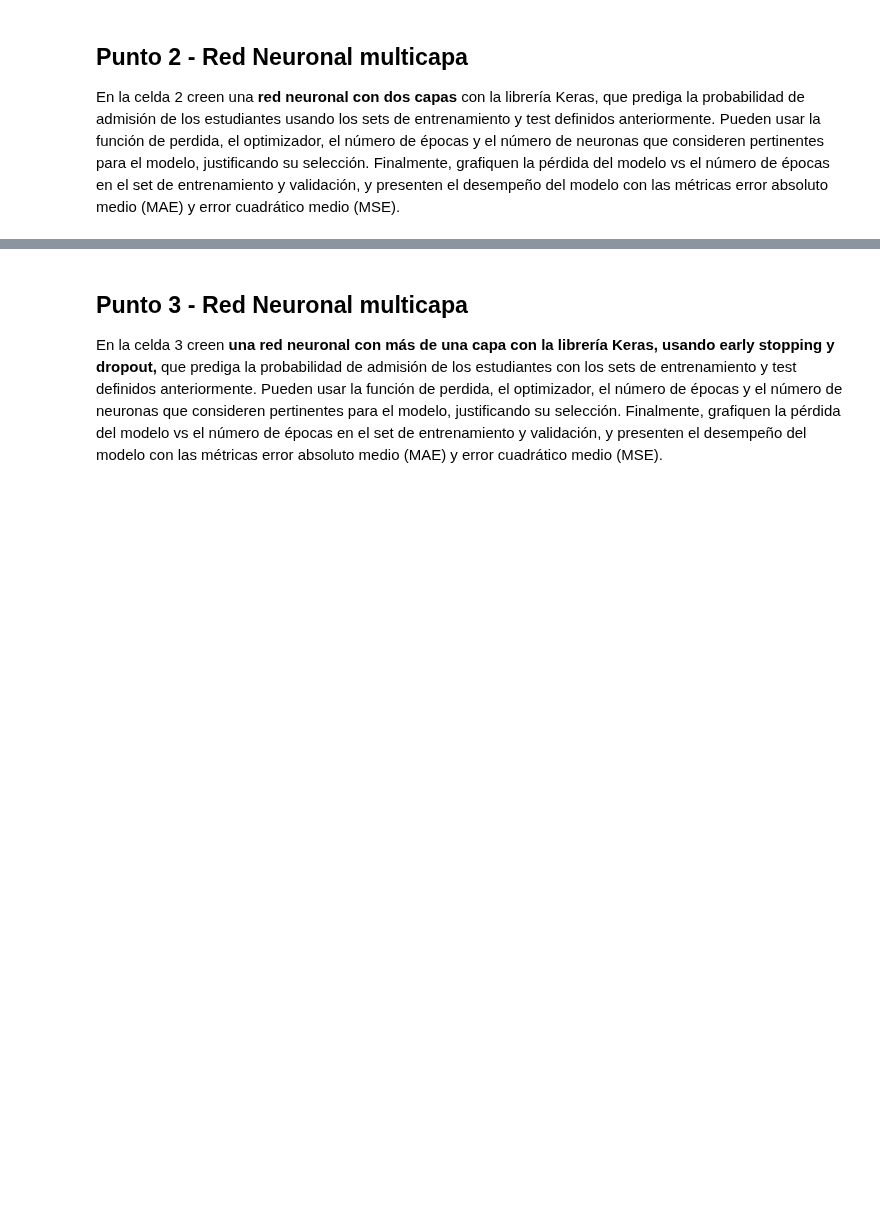
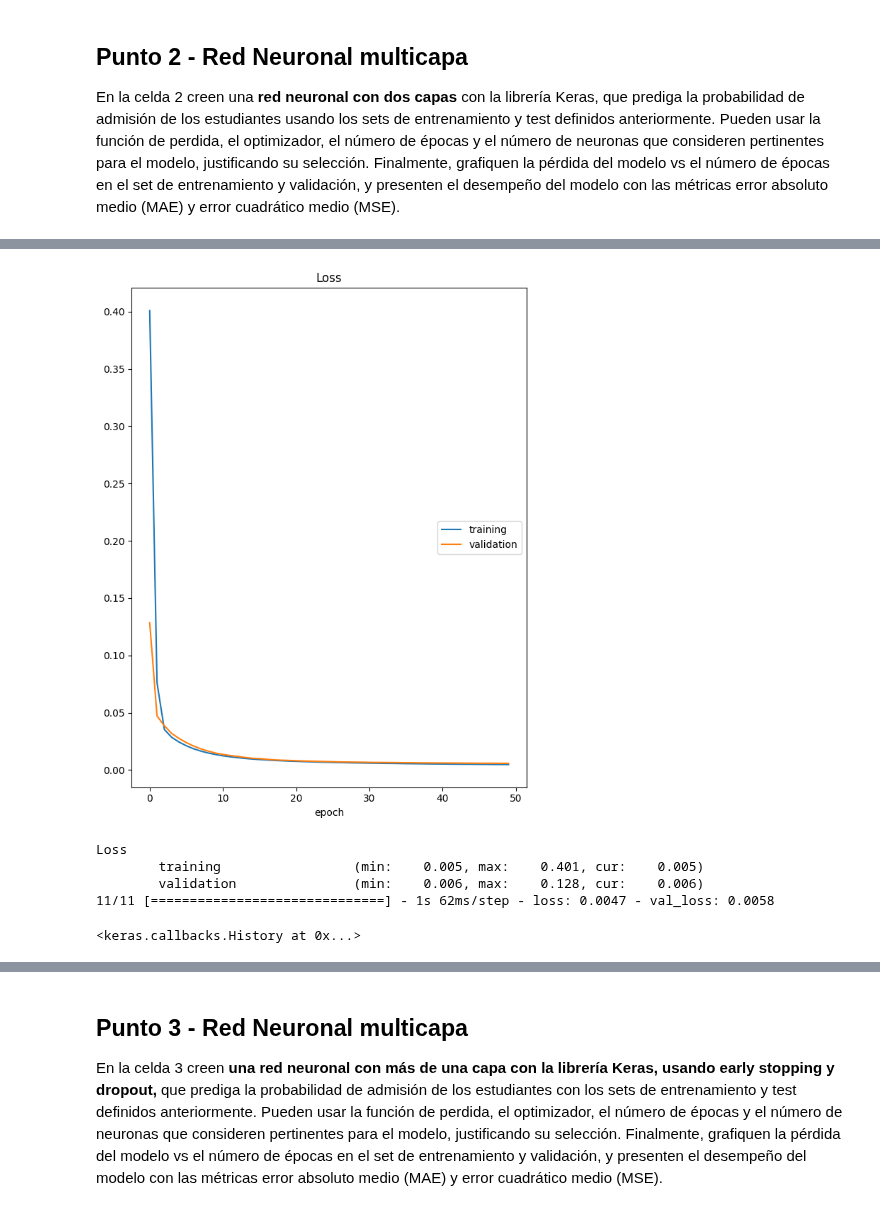
Before and after one commit to AndresAriasG/MIAD_ML_NLP_2023, a Jupyter notebook: Semana 6/S6TC1-Redes_Neuronales.ipynb, the cells around one changed output, grey strips where cells are left out. Saved outputs shown, nothing was run; the diff lists cells and outputs as text; code cells hidden in the pictures; blank space fills up the shorter version.

```diff
--- a/Semana 6/S6TC1-Redes_Neuronales.ipynb
+++ b/Semana 6/S6TC1-Redes_Neuronales.ipynb
@@ -184,0 +185,14 @@ En la celda 2 creen una **red neuronal con dos capas** con la librería Keras, q
+# %%
+K.clear_session()
+
+# Definición red neuronal con la función Sequential()
+model = Sequential()
+
+# Definición de la capa densa con un tamaño de salida igual a output_var y un input_shape de dims
+model.add(Dense(256, input_shape=(dims,),activation='relu'))
+model.add(Dense(256,activation='relu'))
+model.add(Dense(output_var))
+model.add(Activation('relu'))
+
+# Impresión de la arquitectura de la red neuronal
+print(model.summary())
@@ -184,0 +218,16 @@ En la celda 2 creen una **red neuronal con dos capas** con la librería Keras, q
+# %%
+# Definición de función de perdida. Se usa mean_squared_error dado que es un ejercicio de regresión
+model.compile(optimizer='sgd', loss='mean_squared_error')
+# %%
+# Entrenamiento de la red neuronal con 50 épocas
+model.fit(XTrain, yTrain,
+          validation_data = (XTest, yTest),
+          epochs=50,
+          callbacks=[PlotLossesKeras()])
+# %% [output]
+[figure, added]
+Loss
+        training                 (min:    0.005, max:    0.401, cur:    0.005)
+        validation               (min:    0.006, max:    0.128, cur:    0.006)
+11/11 [==============================] - 1s 62ms/step - loss: 0.0047 - val_loss: 0.0058
+<keras.callbacks.History at 0x...>
```
Also changed, not shown: parts of 19 cells of this notebook.
